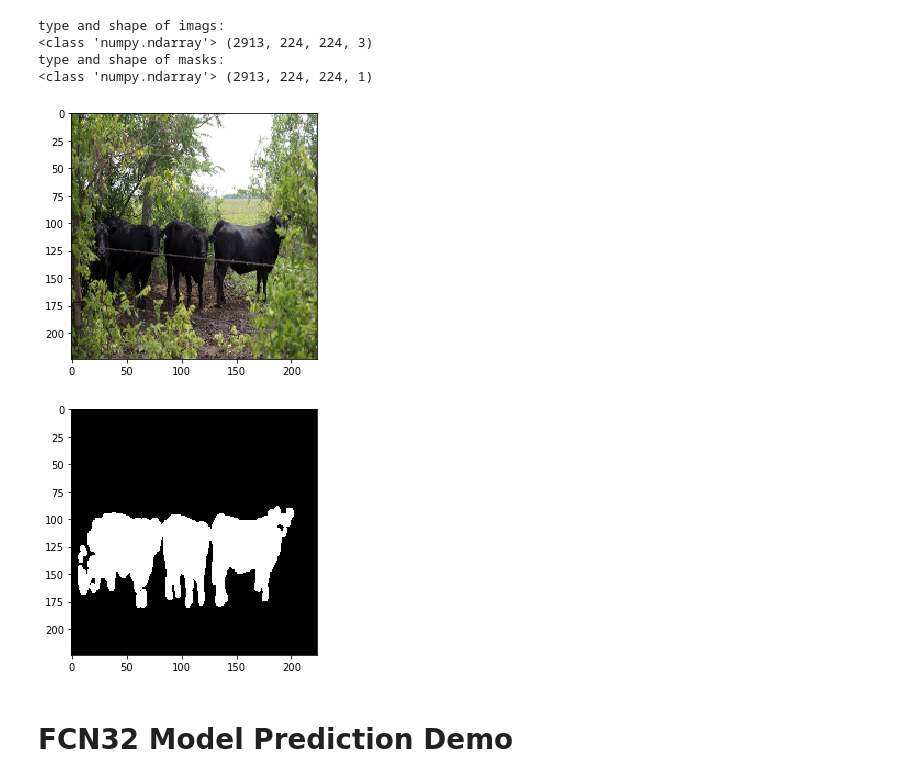
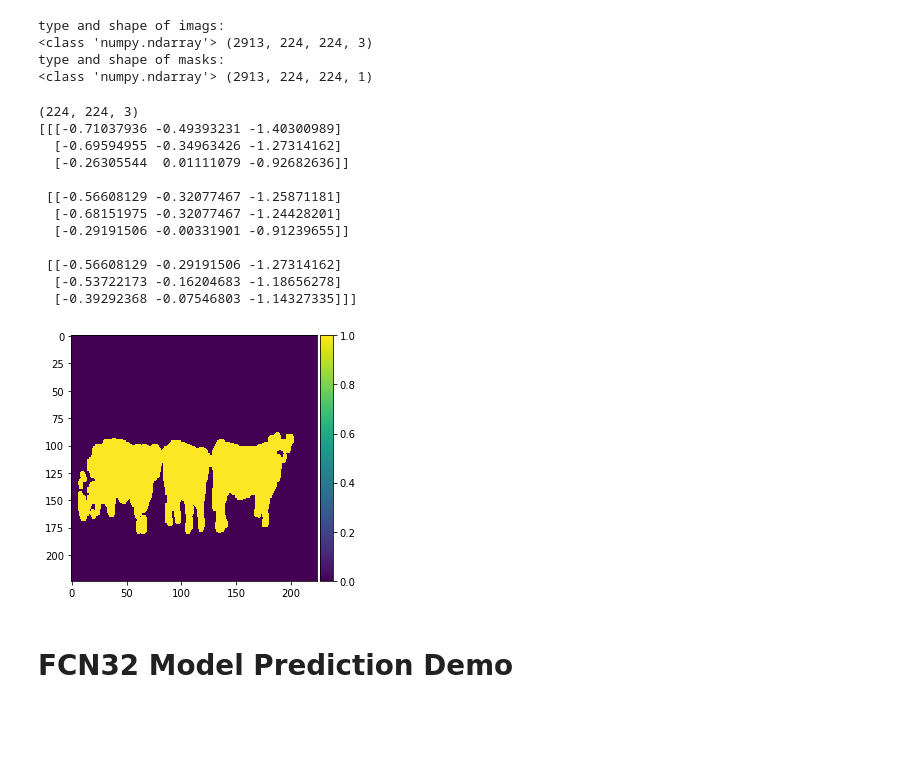
Before and after one commit to Charlio/image-classification-segmentation, a Jupyter notebook: data-exploration-and-prediction-demo.ipynb, the cells around one changed output. Saved outputs shown, nothing was run; the diff lists cells and outputs as text; code cells hidden in the pictures; blank space fills up the shorter version.

```diff
--- a/data-exploration-and-prediction-demo.ipynb
+++ b/data-exploration-and-prediction-demo.ipynb
@@ -46,14 +46,30 @@ type and shape of imags:
 <class 'numpy.ndarray'> (2913, 224, 224, 3)
 type and shape of masks:
 <class 'numpy.ndarray'> (2913, 224, 224, 1)
-# %%
-io.imshow(imgs[0])
-io.show()
-io.imshow(np.squeeze(masks[0], -1))
-io.show()
-# %% [output]
-[figure, removed]
-[figure, removed]
+# %%
+#io.imshow(imgs[0])
+print(imgs[0].shape)
+print(imgs[0, :3, :3])
+#io.imsave(imgs[0], "demo.jpg")
+#io.show()
+mask = np.squeeze(masks[0], -1).astype(int)
+io.imshow(mask)
+io.show()
+io.imsave("mask_demo.png", mask*255)
+# %% [output]
+(224, 224, 3)
+[[[-0.71037936 -0.49393231 -1.40300989]
+  [-0.69594955 -0.34963426 -1.27314162]
+  [-0.26305544  0.01111079 -0.92682636]]
+
+ [[-0.56608129 -0.32077467 -1.25871181]
+  [-0.68151975 -0.32077467 -1.24428201]
+  [-0.29191506 -0.00331901 -0.91239655]]
+
+ [[-0.56608129 -0.29191506 -1.27314162]
+  [-0.53722173 -0.16204683 -1.18656278]
+  [-0.39292368 -0.07546803 -1.14327335]]]
+[figure, added]
 # %% [markdown]
 # FCN32 Model Prediction Demo
 # %%
```
Also changed, not shown: parts of 5 cells of this notebook, 10 other files.
